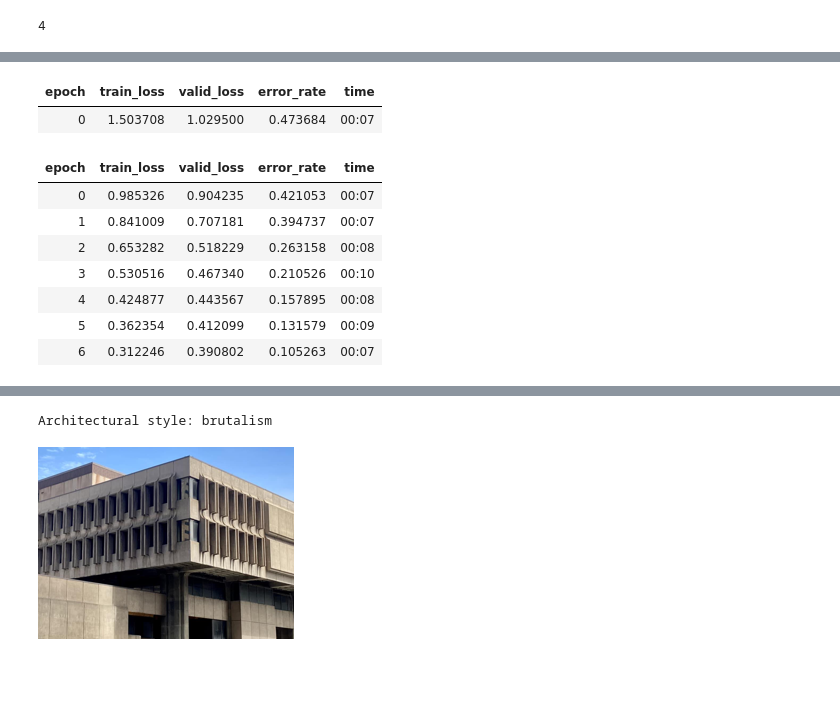
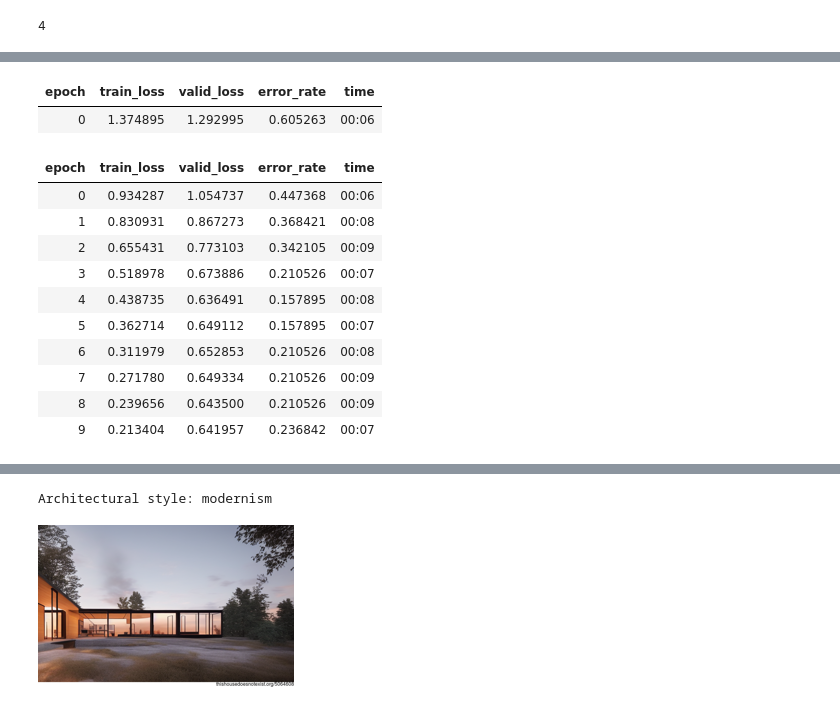
Before and after one commit to TheSowut/brutalism_or_modernism, a Jupyter notebook: brutalism_or_modernism.ipynb, the cells around one changed output, grey strips where cells are left out. Drawn from its saved outputs; the diff is of its cells as text; code cells hidden in the pictures; blank space fills up the shorter version.

```diff
--- a/brutalism_or_modernism.ipynb
+++ b/brutalism_or_modernism.ipynb
@@ -80,27 +89,29 @@ dls.valid.show_batch(max_n=8, nrows=2)
 # %%
 learn = vision_learner(dls, resnet18, metrics=error_rate)
-learn.fine_tune(7)
+learn.fine_tune(10)
 # %% [output]
 | epoch | train_loss | valid_loss | error_rate | time |
-| 0 | 1.503708 | 1.029500 | 0.473684 | 00:07 |
+| 0 | 1.374895 | 1.292995 | 0.605263 | 00:06 |
 | epoch | train_loss | valid_loss | error_rate | time |
-| 0 | 0.985326 | 0.904235 | 0.421053 | 00:07 |
-| 1 | 0.841009 | 0.707181 | 0.394737 | 00:07 |
-| 2 | 0.653282 | 0.518229 | 0.263158 | 00:08 |
-| 3 | 0.530516 | 0.467340 | 0.210526 | 00:10 |
-| 4 | 0.424877 | 0.443567 | 0.157895 | 00:08 |
-| 5 | 0.362354 | 0.412099 | 0.131579 | 00:09 |
-| 6 | 0.312246 | 0.390802 | 0.105263 | 00:07 |
+| 0 | 0.934287 | 1.054737 | 0.447368 | 00:06 |
+| 1 | 0.830931 | 0.867273 | 0.368421 | 00:08 |
+| 2 | 0.655431 | 0.773103 | 0.342105 | 00:09 |
+| 3 | 0.518978 | 0.673886 | 0.210526 | 00:07 |
+| 4 | 0.438735 | 0.636491 | 0.157895 | 00:08 |
+| 5 | 0.362714 | 0.649112 | 0.157895 | 00:07 |
+| 6 | 0.311979 | 0.652853 | 0.210526 | 00:08 |
+| 7 | 0.271780 | 0.649334 | 0.210526 | 00:09 |
+| 8 | 0.239656 | 0.643500 | 0.210526 | 00:09 |
+| 9 | 0.213404 | 0.641957 | 0.236842 | 00:07 |
 # %%
-# use our model on the test set
 brutalism = destinations['brutalism']
 modernism = destinations['modernism']
-image = brutalism
+image = modernism
 
 architecture_style,_,probs = learn.predict(image)
 print(f'Architectural style: {architecture_style}')
 Image.open(image).to_thumb(256)
 # %% [output]
 [interactive output not drawn]
-Architectural style: brutalism
+Architectural style: modernism
-[figure, old version]
+[figure, new version]
```
Also changed, not shown: parts of 15 cells of this notebook, 3 other files.
